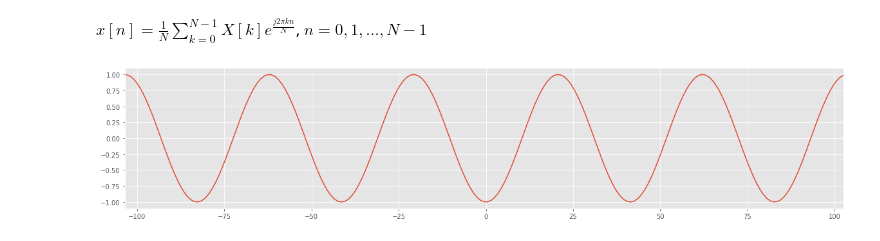
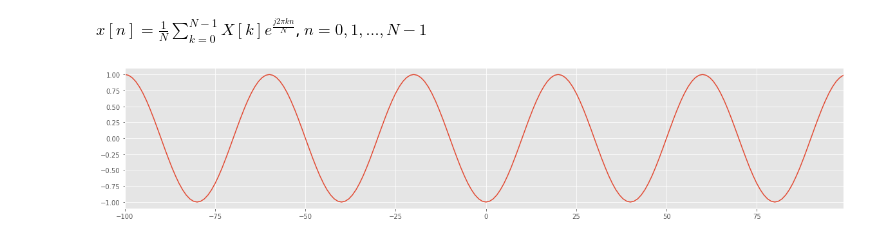
Before and after one commit to rocabrera/audio-learning, a Jupyter notebook: 2_basic_dft.ipynb, the cells around one changed output. Drawn from its saved outputs; the diff is of its cells as text; code cells hidden in the pictures.

```diff
--- a/2_basic_dft.ipynb
+++ b/2_basic_dft.ipynb
@@ -88,25 +98,25 @@ plt.show()
 $x[n] = \frac{1}{N}\sum_{k=0}^{N-1}X[k]e^{\frac{j 2\pi kn}{N}}$, $n = 0,1, ... , N-1$
 # %%
 #Input Signal
-N  = 207 # Samples
+N  = 200 # Samples
 f0 = 5  #Frequência Fundamental
 
 x_cos  = np.cos(2 * np.pi * f0 /N * np.arange(N))
 
 # X_k é do último gráfico
 X_k = plot_DFT(x_cos, plot=False)
 
 x_n = []
 ns  = np.arange(-N/2,N/2)
 ks  = np.arange(-N/2,N/2)
 
 for n in ns:
     s_k = np.exp(1j * 2 * np.pi * n/N * ks)
     x_n.append(1.0/N * sum(X_k*s_k))
 
 fig = plt.figure(figsize=(20,4))
 plt.plot(ks, np.real(x_n))
 plt.axis([-N/2, N/2-1,-1.1,1.1])
 plt.show()
 # %% [output]
-[figure, old version]
+[figure, new version]
```
Also changed, not shown: parts of 2 cells of this notebook, 1 other file.
